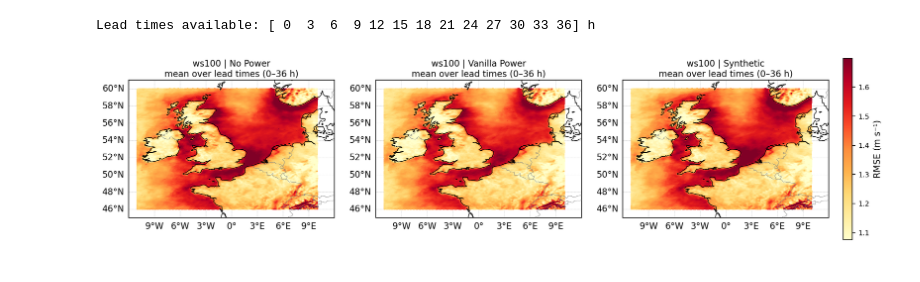
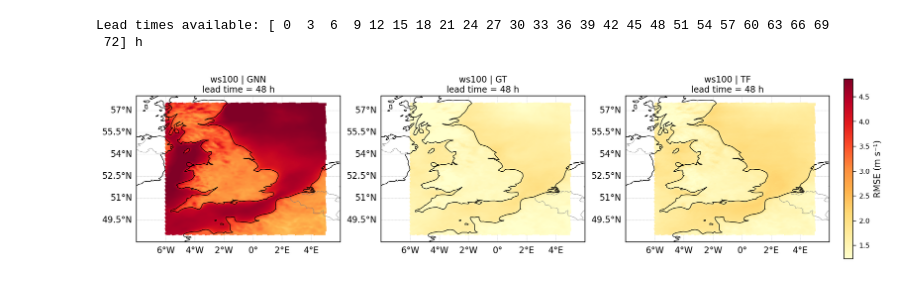
Before and after one commit to UAntwerpM4S/WindAI, a Jupyter notebook: verification/inspect.ipynb, the cells around one changed output. Cells and saved outputs as stored; diff of their text form; code cells hidden in the pictures.

```diff
--- a/verification/inspect.ipynb
+++ b/verification/inspect.ipynb
@@ -9,15 +9,15 @@ from pathlib import Path
 %matplotlib inline
 %config InlineBackend.figure_format = 'retina'
 # %%
-DATA_DIR = Path("EGU_spatial_rmse")
-EXTENT       = [-17, 16, 40, 66]
-EXTENT_TIGHT = [-12, 12, 45, 61]
+DATA_DIR = Path("CI_spatial_rmse")
+EXTENT       = [-8, 6, 48, 58]
+EXTENT_TIGHT = [-8, 6, 48, 58]
 CMAP         = "YlOrRd"
 
 FILES = [
-    ("spatial_rmse_ws100_NoPower.nc",              "ws100 | No Power"),
-    ("spatial_rmse_ws100_VanillaPower.nc",         "ws100 | Vanilla Power"),
-    ("spatial_rmse_ws100_Synthetic.nc", "ws100 | Synthetic"),
+    ("spatial_rmse_ws100_GNN.nc",              "ws100 | GNN"),
+    ("spatial_rmse_ws100_GraphTransformer.nc",         "ws100 | GT"),
+    ("spatial_rmse_ws100_Transformer.nc", "ws100 | TF"),
 ]
 
 all_rmse, all_lats, all_lons, all_titles = [], [], [], []
@@ -35,7 +35,8 @@ for fname, title in FILES:
 
 print(f"Lead times available: {lead_times} h")
 # %% [output]
-Lead times available: [ 0  3  6  9 12 15 18 21 24 27 30 33 36] h
+Lead times available: [ 0  3  6  9 12 15 18 21 24 27 30 33 36 39 42 45 48 51 54 57 60 63 66 69
+ 72] h
 # %%
 def robust_range(arrays):
     combined = np.concatenate(arrays)
@@ -46,8 +47,8 @@ def robust_range(arrays):
     return np.nanpercentile(combined, 2), np.nanpercentile(combined, 98)
 # %%
 # ── CHOOSE HERE ──────────────────────────────────────────────────
-MODE        = "mean"   # "mean" or "leadtime"
-LEAD_TIME_H = 12           # only used when MODE = "leadtime"
+MODE        = "leadtime"   # "mean" or "leadtime"
+LEAD_TIME_H = 48           # only used when MODE = "leadtime"
 # ─────────────────────────────────────────────────────────────────
 
 # Shared colour scale across all three models
@@ -58,33 +59,33 @@ else:
     fields = [r[lt_idx] for r in all_rmse]
 
 vmin, vmax = robust_range(fields)
 label = "mean over lead times (0–36 h)" if MODE == "mean" else f"lead time = {LEAD_TIME_H} h"
 
 proj = ccrs.PlateCarree()
 fig, axes = plt.subplots(1, 3, figsize=(15, 5),
                          subplot_kw={"projection": proj})
 
 for ax, field, title, lats, lons in zip(axes, fields, all_titles, all_lats, all_lons):
     ax.set_extent(EXTENT_TIGHT, crs=proj)
     ax.add_feature(cfeature.COASTLINE.with_scale("50m"), linewidth=0.7, edgecolor="black", zorder=3)
     ax.add_feature(cfeature.BORDERS.with_scale("50m"),   linewidth=0.4, edgecolor="grey",  zorder=3)
     gl = ax.gridlines(draw_labels=True, linewidth=0.3, color="grey", alpha=0.5, linestyle="--")
     gl.top_labels   = False
     gl.right_labels = False
     sc = ax.scatter(
         lons, lats, c=field,
         cmap=CMAP, vmin=vmin, vmax=vmax,
         s=3, marker="s", linewidths=0,
         transform=proj, rasterized=True, zorder=2,
     )
     ax.set_title(f"{title}\n{label}", fontsize=10, pad=4)
 
 fig.colorbar(sc, ax=axes, fraction=0.02, pad=0.02, shrink=0.75, #aspect=30,
              label="RMSE (m s⁻¹)").ax.tick_params(labelsize=8)
 
 mode_str = "mean" if MODE == "mean" else f"lt{LEAD_TIME_H:02d}h"
-save_path = DATA_DIR / f"spatial_rmse_ws100_all_{mode_str}.png"
-plt.savefig(save_path, dpi=900, bbox_inches="tight")
+#save_path = DATA_DIR / f"spatial_rmse_ws100_all_{mode_str}.png"
+#plt.savefig(save_path, dpi=900, bbox_inches="tight")
 plt.show()
 # %% [output]
-[figure, old version]
+[figure, new version]
```
Also changed, not shown: 7 other files.
